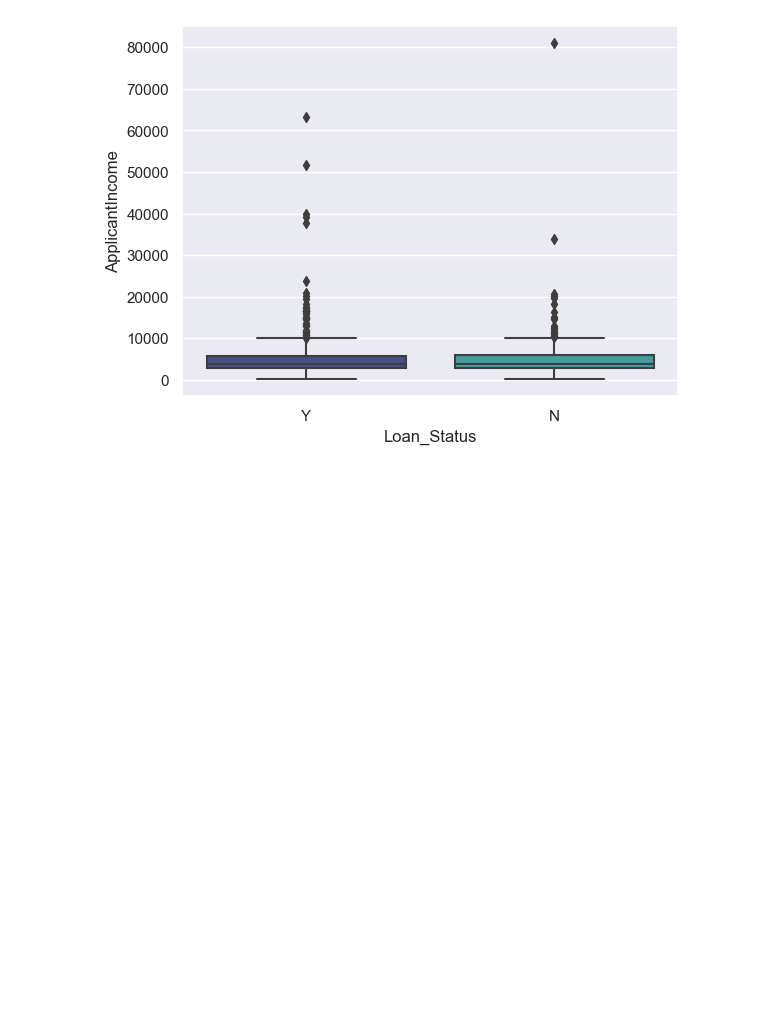
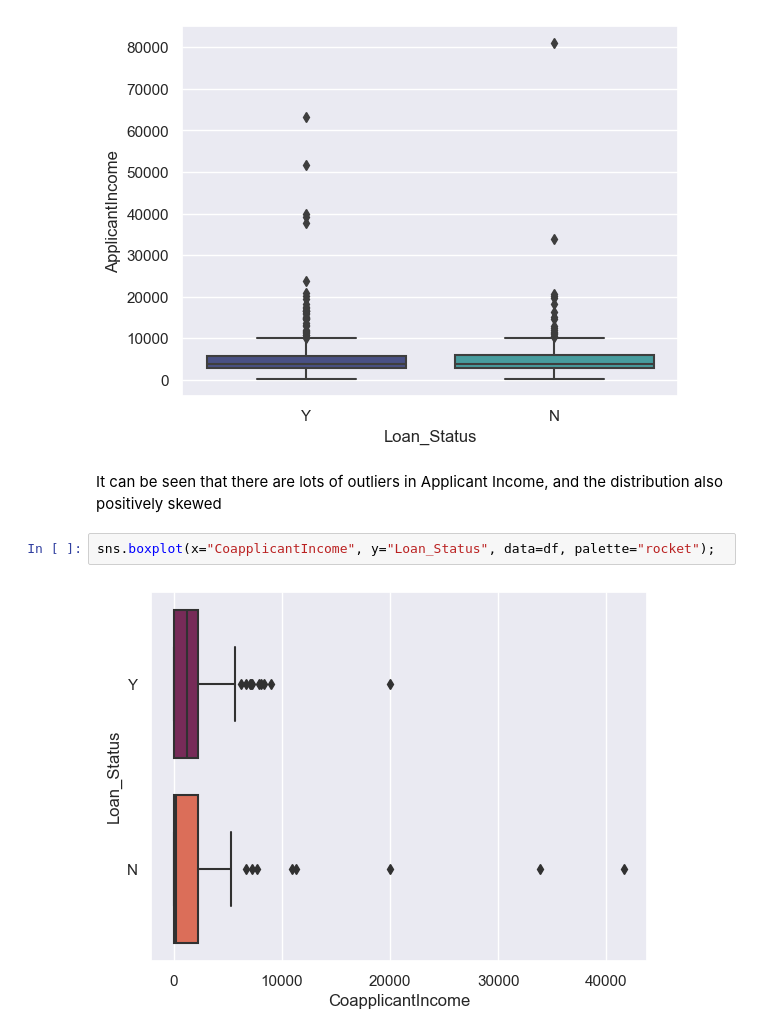
Before and after one commit to kobebaffour/machine_learning, a Jupyter notebook: Loan Prediction/loan_prediction_nm.ipynb, the cells around one changed output. Cells and saved outputs as stored; diff of their text form; blank space fills up the shorter version.

```diff
--- a/Loan Prediction/loan_prediction_nm.ipynb
+++ b/Loan Prediction/loan_prediction_nm.ipynb
@@ -445,3 +445,9 @@ Categorical - Numerical Comparisons
 sns.boxplot(x="Loan_Status", y="ApplicantIncome", data=df, palette="mako");
 # %% [output]
 [figure]
+# %% [markdown]
+It can be seen that there are lots of outliers in Applicant Income, and the distribution also positively skewed
+# %%
+sns.boxplot(x="CoapplicantIncome", y="Loan_Status", data=df, palette="rocket");
+# %% [output]
+[figure, added]
```
Also changed, not shown: parts of 17 cells of this notebook.
